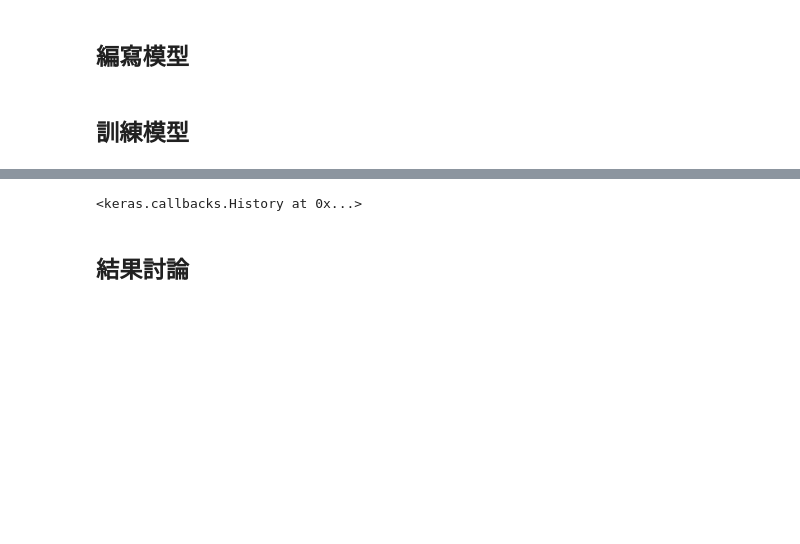
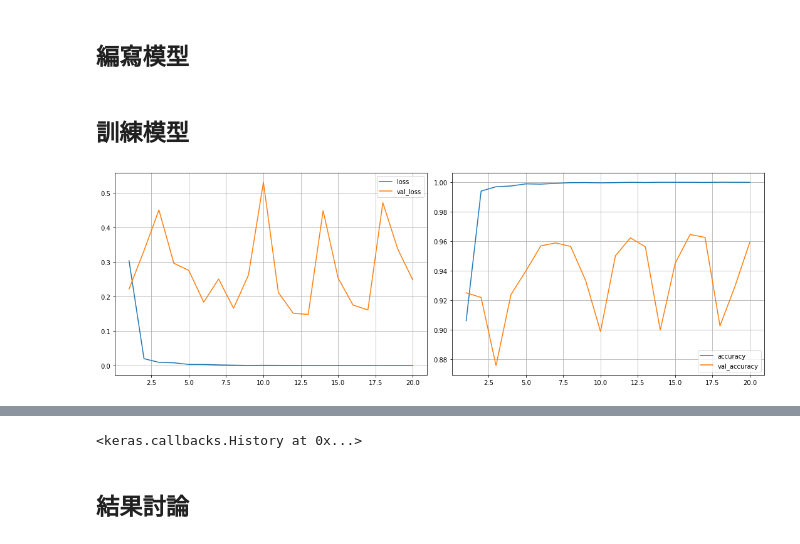
Before and after one commit to whyhugo/ComputerVision-handouts-students, a Jupyter notebook: 03_cnn.ipynb, the cells around one changed output, grey strips where cells are left out. Drawn from its saved outputs; the diff is of its cells as text; code cells hidden in the pictures; blank space fills up the shorter version.

```diff
--- a/03_cnn.ipynb
+++ b/03_cnn.ipynb
@@ -172,3 +220,4 @@ model.compile(loss="categorical_crossentropy", metrics=["accuracy"])
 # %%
-model.fit(x_train, y_train, epochs=20, verbose=1, validation_data=(x_valid, y_valid))
+model.fit(x_train, y_train, epochs=20, verbose=1, validation_data=(x_valid, y_valid), callbacks=callbacks_list)
 # %% [output]
+[figure, added]
```
Also changed, not shown: parts of 2 cells of this notebook, 2 other files.
